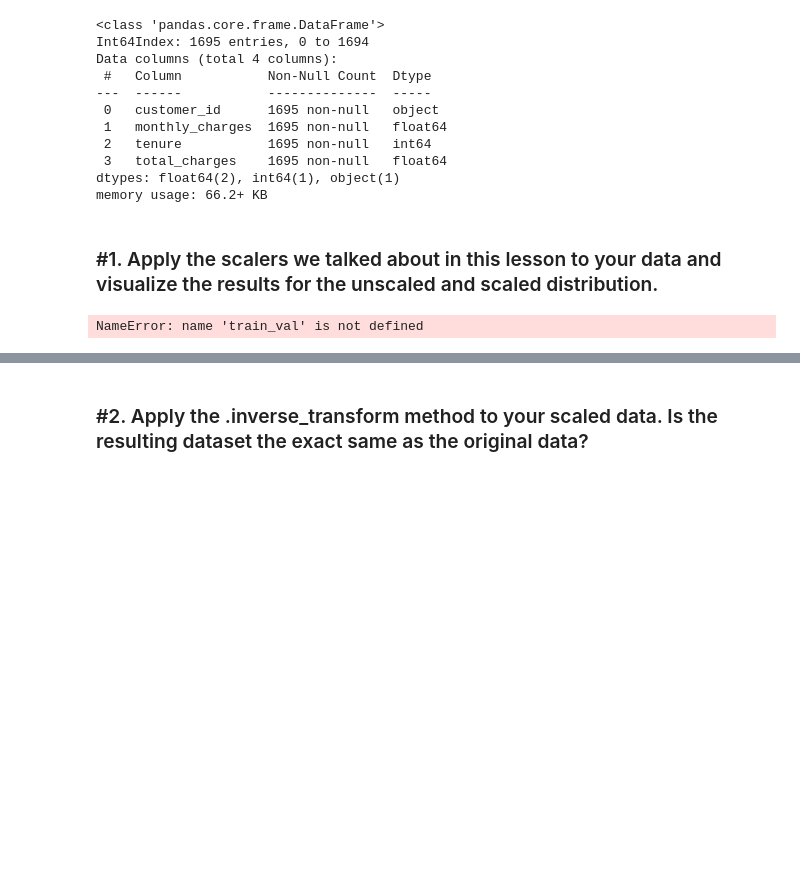
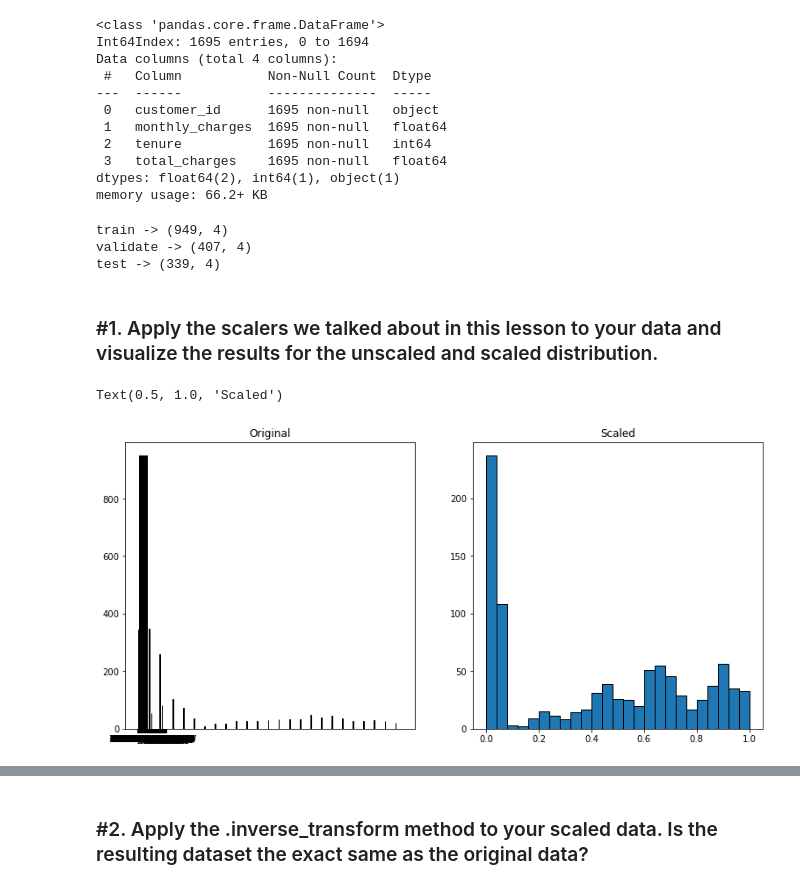
Before and after one commit to natasharivers/regression-exercises, a Jupyter notebook: Scaling.ipynb, the cells around one changed output, grey strips where cells are left out. Drawn from its saved outputs; the diff is of its cells as text; code cells hidden in the pictures; blank space fills up the shorter version.

```diff
--- a/Scaling.ipynb
+++ b/Scaling.ipynb
@@ -50,9 +50,29 @@ Data columns (total 4 columns):
  3   total_charges    1695 non-null   float64
 dtypes: float64(2), int64(1), object(1)
 memory usage: 66.2+ KB
+# %%
+#split from wrange function
+train, validate, test = wrangle.split_data(df)
+# %% [output]
+train -> (949, 4)
+validate -> (407, 4)
+test -> (339, 4)
 # %% [markdown]
 ### #1. Apply the scalers we talked about in this lesson to your data and visualize the results for the unscaled and scaled distribution.
-# %%
-train, validate, test = wrangle.split_data(df)
-# %% [output]
-NameError: name 'train_val' is not defined
+# %%
+#apply MinMaxScaler, RobustScaler, StanderScaler on monthly_charges
+train['minmax_monthly_charges'] = MinMaxScaler().fit_transform(train[['monthly_charges']])
+train['robust_monthly_charges'] = RobustScaler().fit_transform(train[['monthly_charges']])
+train['standard_monthly_charges'] = StandardScaler().fit_transform(train[['monthly_charges']])
+# %%
+#minmax for monthly_charges
+plt.figure(figsize=(13, 6))
+plt.subplot(121)
+plt.hist(train, bins=25, ec='black')
+plt.title('Original')
+plt.subplot(122)
+plt.hist(train['minmax_monthly_charges'], bins=25, ec='black')
+plt.title('Scaled')
+# %% [output]
+Text(0.5, 1.0, 'Scaled')
+[figure, added]
```
Also changed, not shown: parts of 16 cells of this notebook.
